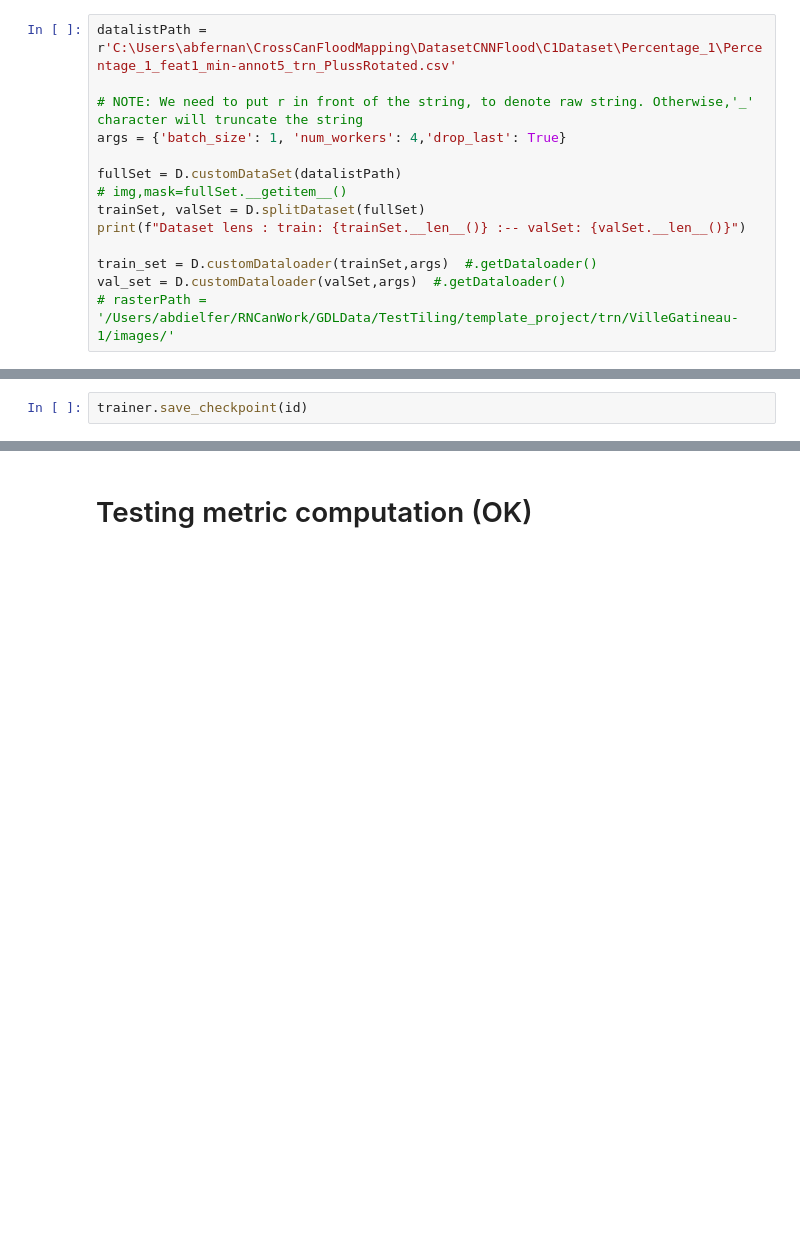
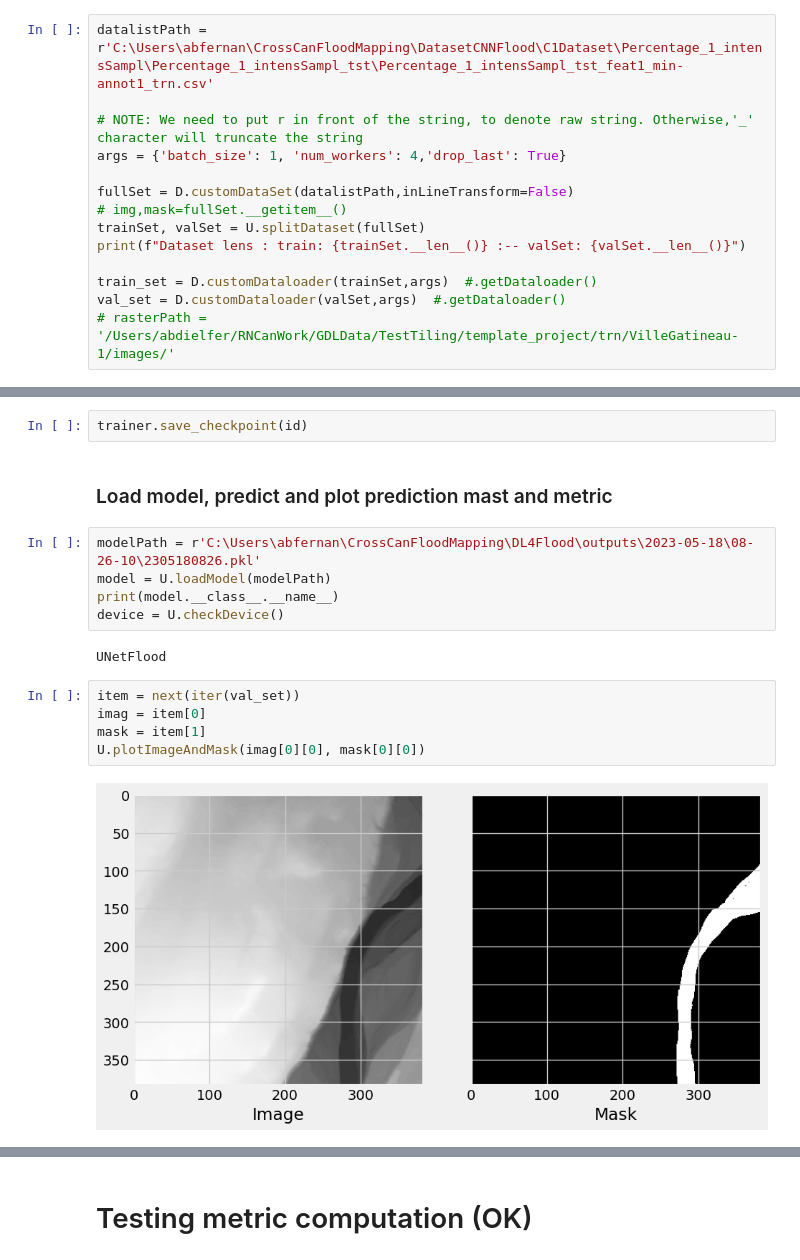
Before and after one commit to Abdielfer/DL4Flood, a Jupyter notebook: testingZone.ipynb, the cells around one changed output, grey strips where cells are left out. Saved outputs shown, nothing was run; the diff lists cells and outputs as text; blank space fills up the shorter version.

```diff
--- a/testingZone.ipynb
+++ b/testingZone.ipynb
@@ -186,14 +62,14 @@ D.offlineTransformation(trainSetList, Dir)
 # %% [markdown]
 # Testing train cycle  ( OK )
 # %%
-datalistPath = r'C:\Users\abfernan\CrossCanFloodMapping\DatasetCNNFlood\C1Dataset\Percentage_1\Percentage_1_feat1_min-annot5_trn_PlussRotated.csv'
+datalistPath = r'C:\Users\abfernan\CrossCanFloodMapping\DatasetCNNFlood\C1Dataset\Percentage_1_intensSampl\Percentage_1_intensSampl_tst\Percentage_1_intensSampl_tst_feat1_min-annot1_trn.csv'
 
 # NOTE: We need to put r in front of the string, to denote raw string. Otherwise,'_' character will truncate the string
 args = {'batch_size': 1, 'num_workers': 4,'drop_last': True}
 
-fullSet = D.customDataSet(datalistPath)
+fullSet = D.customDataSet(datalistPath,inLineTransform=False)
 # img,mask=fullSet.__getitem__()
-trainSet, valSet = D.splitDataset(fullSet)
+trainSet, valSet = U.splitDataset(fullSet)
 print(f"Dataset lens : train: {trainSet.__len__()} :-- valSet: {valSet.__len__()}")
 
 train_set = D.customDataloader(trainSet,args)  #.getDataloader()
@@ -217,3 +95,19 @@ id = U.makeNameByTime()
 U.saveModel(model, id)
 # %%
 trainer.save_checkpoint(id)
+# %% [markdown]
+### Load model, predict and plot prediction mast and metric
+# %%
+modelPath = r'C:\Users\abfernan\CrossCanFloodMapping\DL4Flood\outputs\2023-05-18\08-26-10\2305180826.pkl'
+model = U.loadModel(modelPath)
+print(model.__class__.__name__)
+device = U.checkDevice()
+# %% [output]
+UNetFlood
+# %%
+item = next(iter(val_set))
+imag = item[0]
+mask = item[1]
+U.plotImageAndMask(imag[0][0], mask[0][0])
+# %% [output]
+[figure, added]
```
Also changed, not shown: parts of 18 cells of this notebook, 7 other files.
